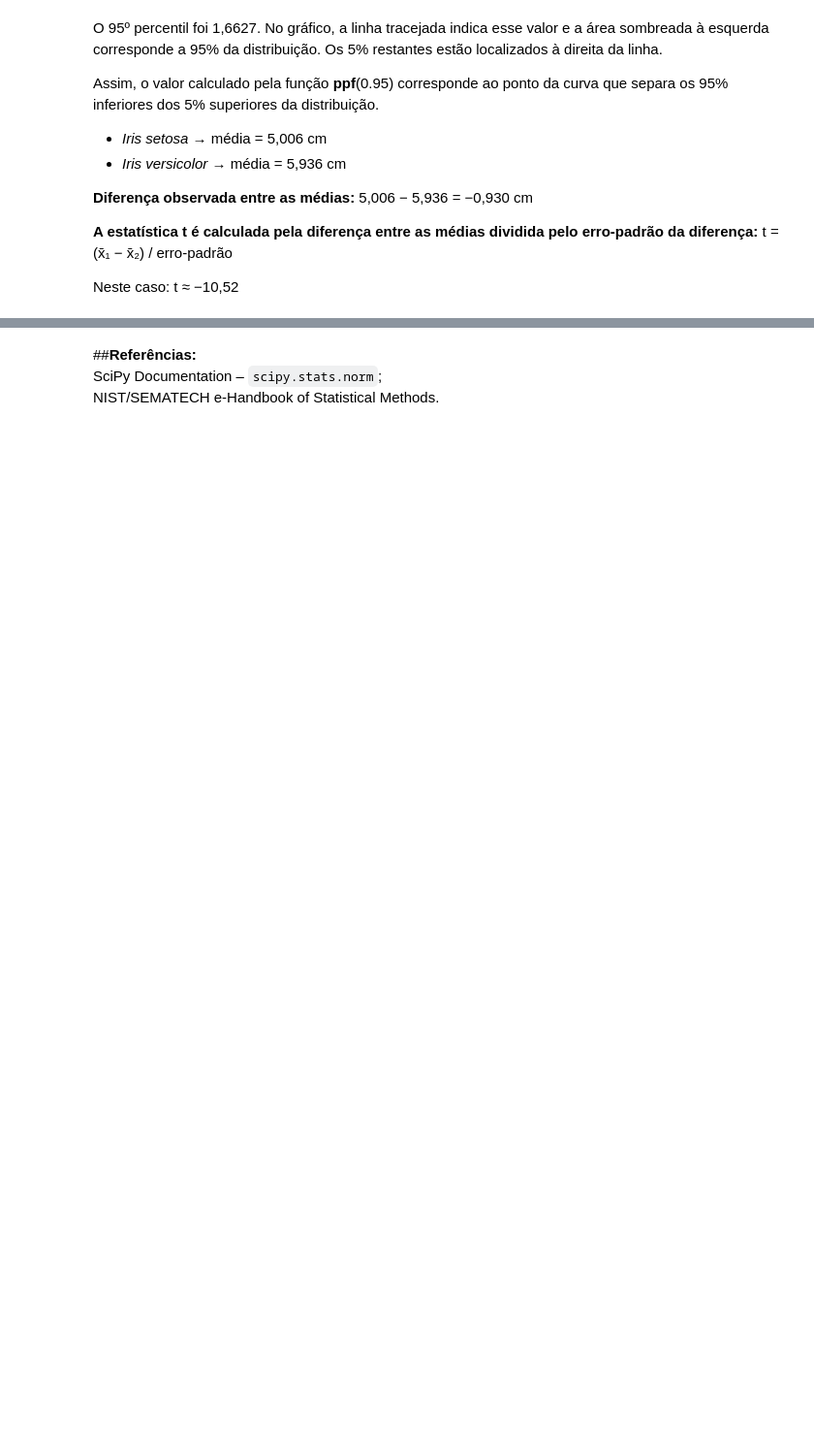
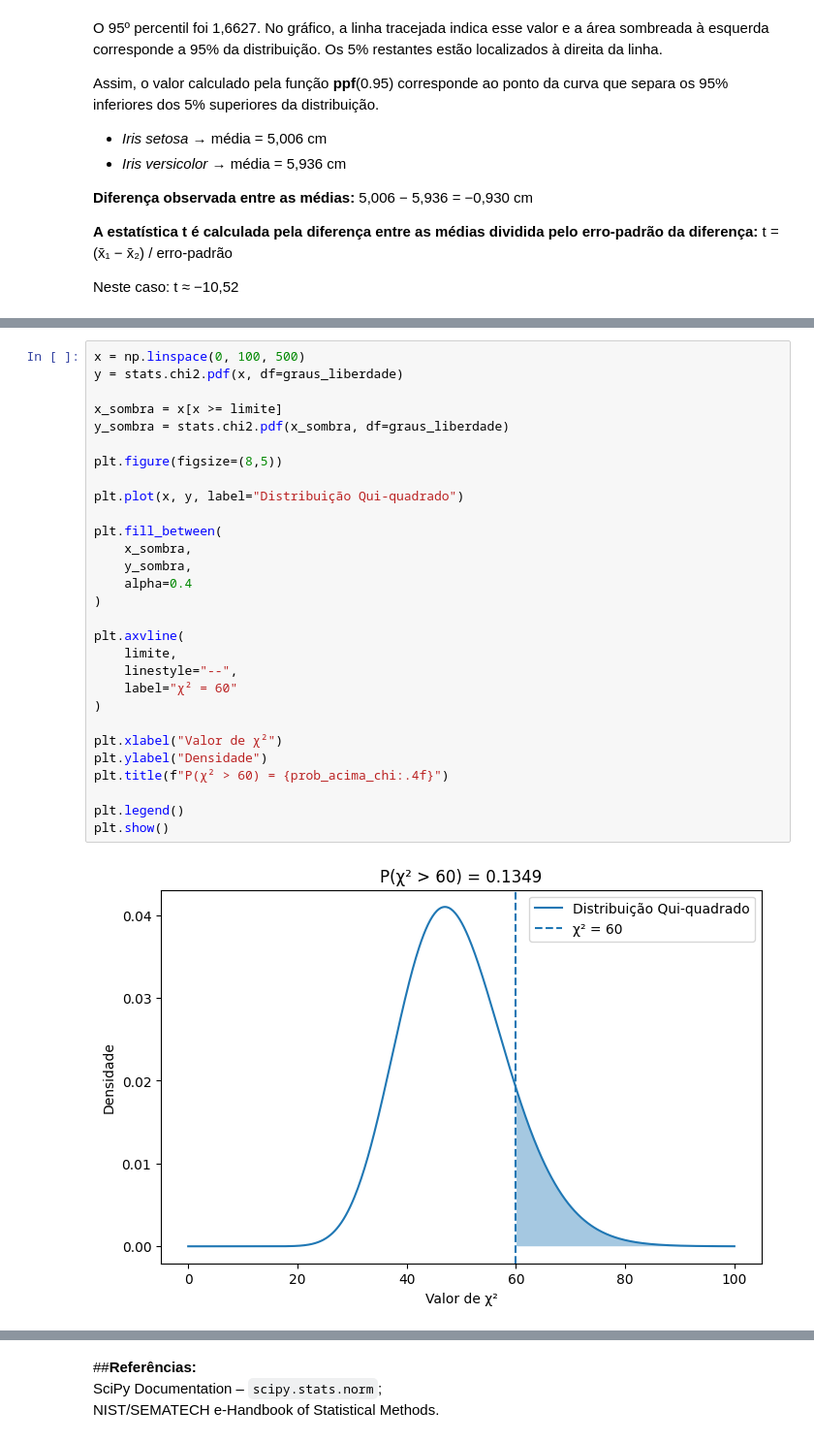
Before and after one commit to amelyssaeu-ab/bio-dkm, a Jupyter notebook: tarefa13quase completa2.ipynb, the cells around one changed output, grey strips where cells are left out. Shown at 97% size. Cells and saved outputs as stored; diff of their text form; blank space fills up the shorter version.

```diff
--- a/tarefa13quase completa2.ipynb
+++ b/tarefa13quase completa2.ipynb
@@ -938,0 +1078,31 @@ Neste caso: t ≈ −10,52
+# %%
+x = np.linspace(0, 100, 500)
+y = stats.chi2.pdf(x, df=graus_liberdade)
+
+x_sombra = x[x >= limite]
+y_sombra = stats.chi2.pdf(x_sombra, df=graus_liberdade)
+
+plt.figure(figsize=(8,5))
+
+plt.plot(x, y, label="Distribuição Qui-quadrado")
+
+plt.fill_between(
+    x_sombra,
+    y_sombra,
+    alpha=0.4
+)
+
+plt.axvline(
+    limite,
+    linestyle="--",
+    label="χ² = 60"
+)
+
+plt.xlabel("Valor de χ²")
+plt.ylabel("Densidade")
+plt.title(f"P(χ² > 60) = {prob_acima_chi:.4f}")
+
+plt.legend()
+plt.show()
+# %% [output]
+[figure, added]
```
Also changed, not shown: parts of 32 cells of this notebook.
